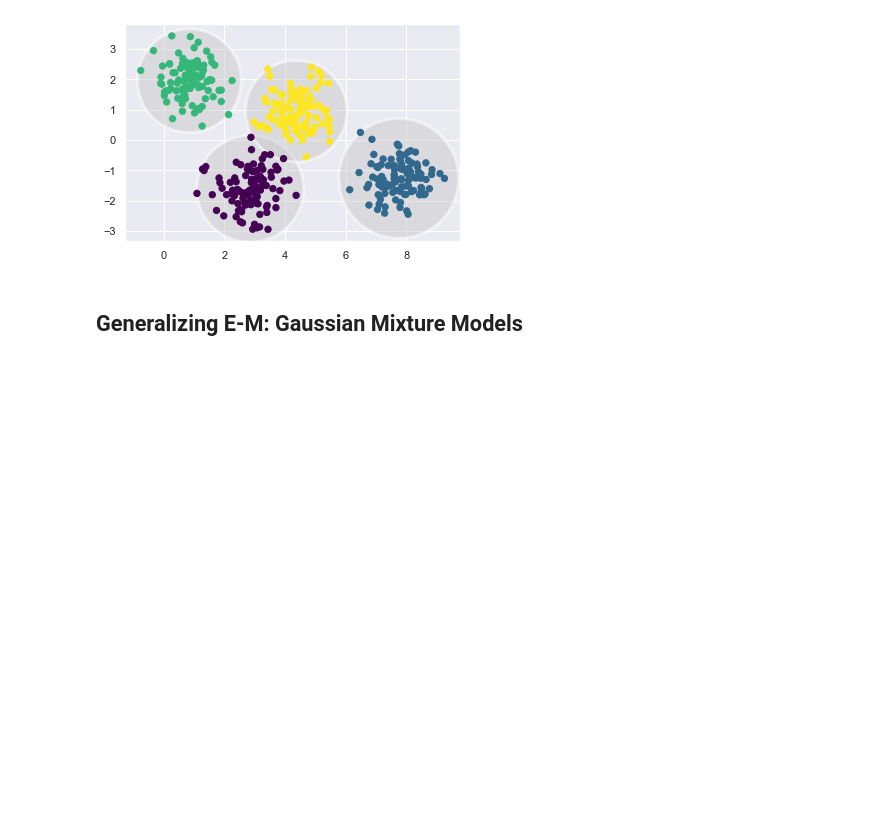
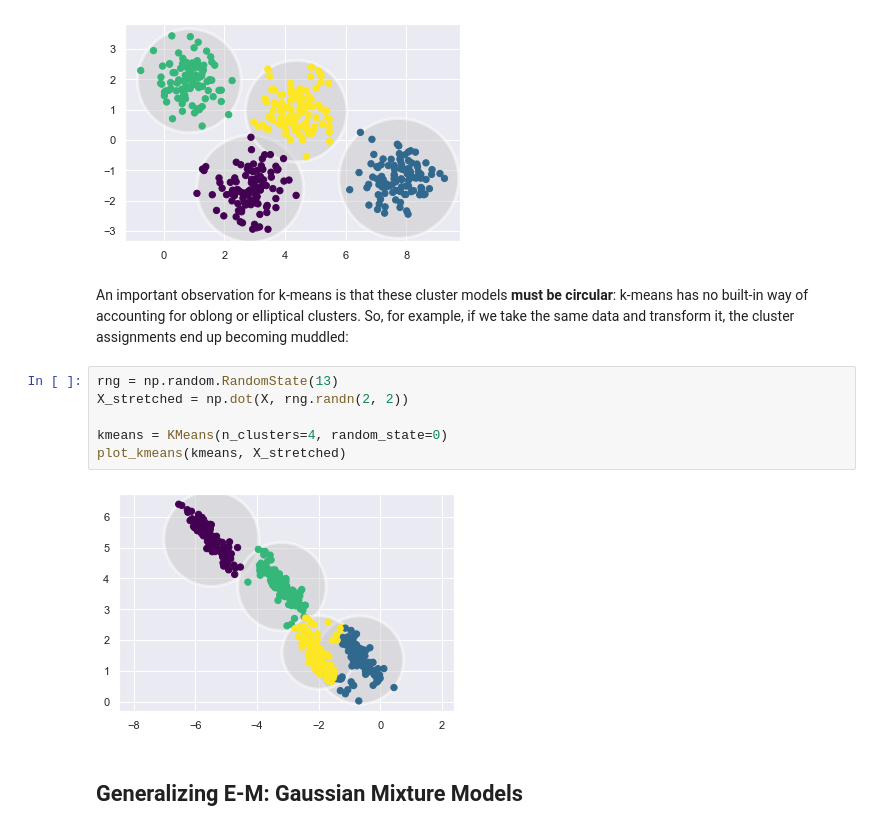
Before and after one commit to UlrikeBoehm/PythonDataScience, a Jupyter notebook: 05_MachineLearning/12_InDepth_Gaussian_Mixture_Models.ipynb, the cells around one changed output. Drawn from its saved outputs; the diff is of its cells as text; blank space fills up the shorter version.

Commit message:
Added Gaussian Mixture Models Section

```diff
--- a/05_MachineLearning/12_InDepth_Gaussian_Mixture_Models.ipynb
+++ b/05_MachineLearning/12_InDepth_Gaussian_Mixture_Models.ipynb
@@ -56,6 +56,16 @@ kmeans = KMeans(n_clusters=4, random_state=0)
 plot_kmeans(kmeans, X)
 # %% [output]
 [figure]
+# %% [markdown]
+An important observation for k-means is that these cluster models **must be circular**: k-means has no built-in way of accounting for oblong or elliptical clusters. So, for example, if we take the same data and transform it, the cluster assignments end up becoming muddled:
+# %%
+rng = np.random.RandomState(13)
+X_stretched = np.dot(X, rng.randn(2, 2))
+
+kmeans = KMeans(n_clusters=4, random_state=0)
+plot_kmeans(kmeans, X_stretched)
+# %% [output]
+[figure, added]
 # %% [markdown]
 ## Generalizing E-M: Gaussian Mixture Models
 # %% [markdown]
```
